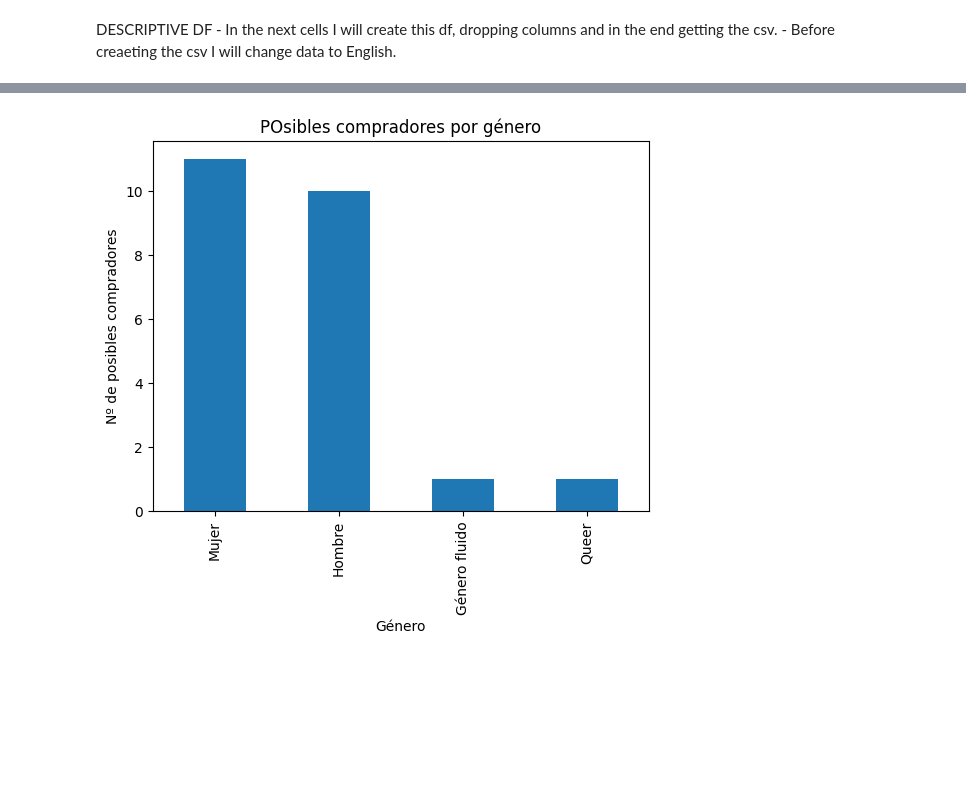
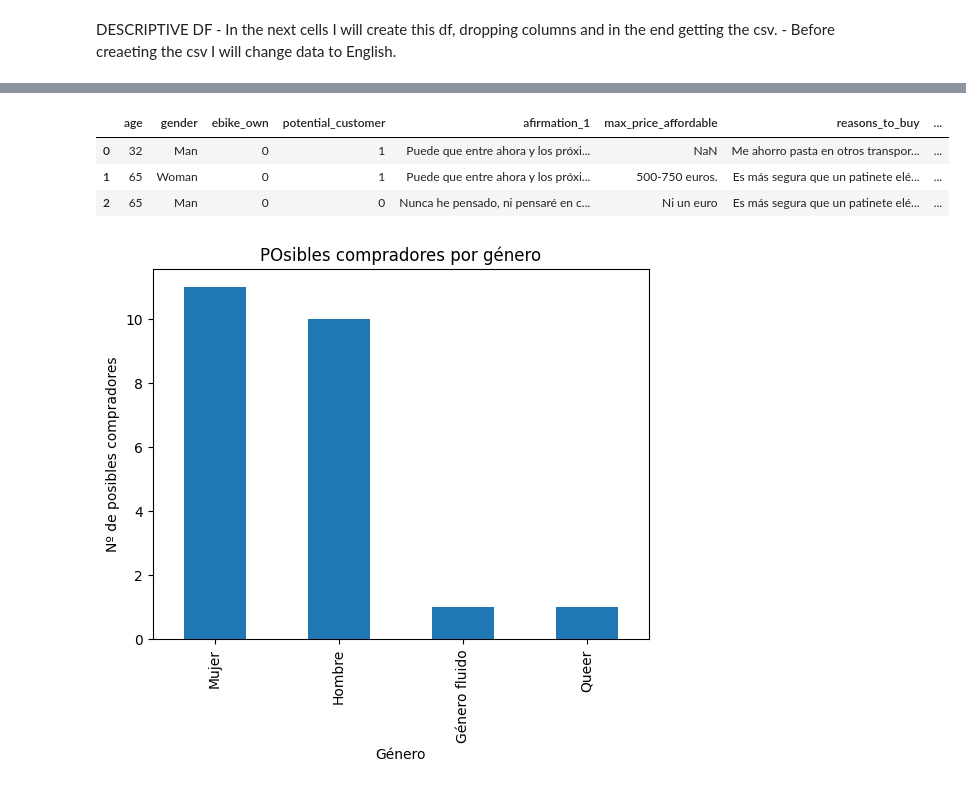
Before and after one commit to Auzmendi/project-6, a Jupyter notebook: df_ebike.ipynb, the cells around one changed output, grey strips where cells are left out. Cells and saved outputs as stored; diff of their text form; code cells hidden in the pictures; blank space fills up the shorter version.

```diff
--- a/df_ebike.ipynb
+++ b/df_ebike.ipynb
@@ -169,0 +237,9 @@ descriptive_df.head(3)
+# %%
+predictive_df['gender'] = predictive_df['gender'].str.replace('Hombre','Man')
+predictive_df['gender'] = predictive_df['gender'].str.replace('Mujer','Woman')
+predictive_df.head(3)
+# %% [output]
+|  | age | gender | ebike_own | potential_customer | afirmation_1 | max_price_affordable | reasons_to_buy | ... |
+| 0 | 32 | Man | 0 | 1 | Puede que entre ahora y los próxi... | NaN | Me ahorro pasta en otros transpor... | ... |
+| 1 | 65 | Woman | 0 | 1 | Puede que entre ahora y los próxi... | 500-750 euros. | Es más segura que un patinete elé... | ... |
+| 2 | 65 | Man | 0 | 0 | Nunca he pensado, ni pensaré en c... | Ni un euro | Es más segura que un patinete elé... | ... |
```
Also changed, not shown: parts of 9 cells of this notebook, 1 other file.
